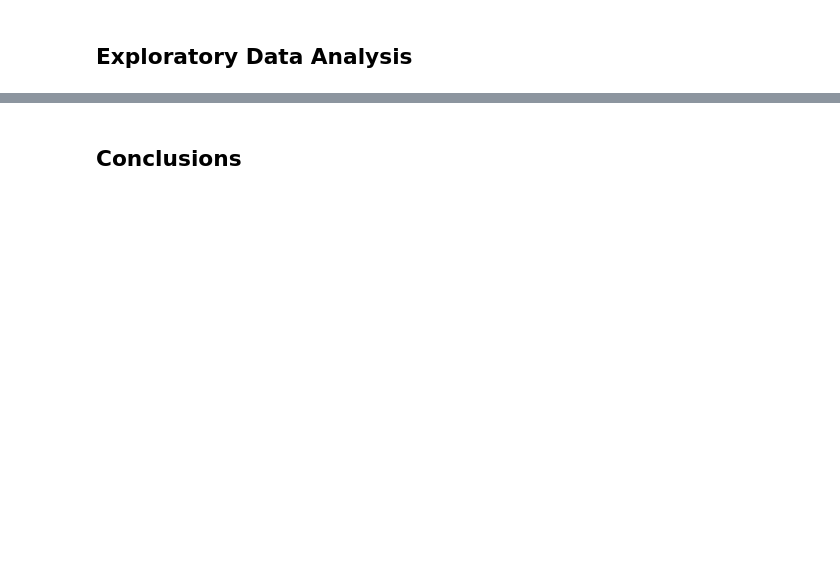
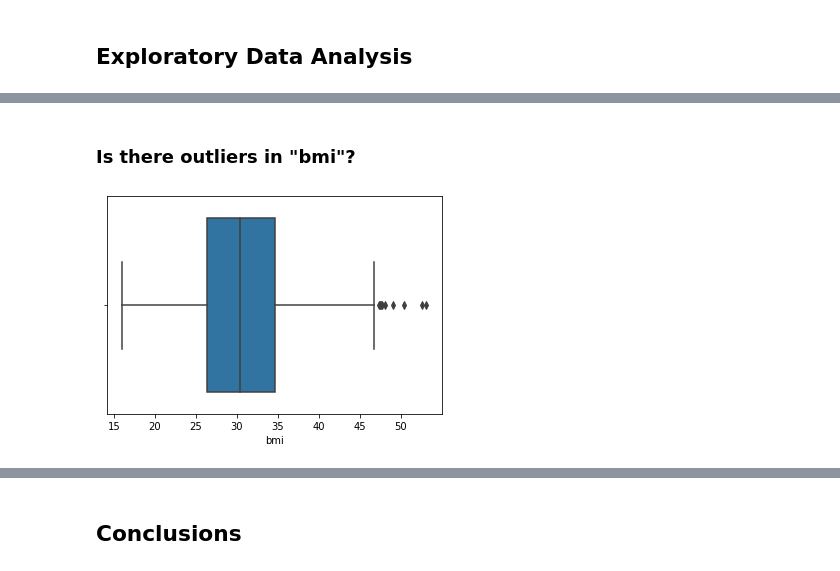
Before and after one commit to flowerfatih/Global_AI_TeamExplorer, a Jupyter notebook: medical_cost_analysis_TeamExplorer.ipynb, the cells around one changed output, grey strips where cells are left out. Drawn from its saved outputs; the diff is of its cells as text; code cells hidden in the pictures; blank space fills up the shorter version.

```diff
--- a/medical_cost_analysis_TeamExplorer.ipynb
+++ b/medical_cost_analysis_TeamExplorer.ipynb
@@ -130,0 +193,7 @@ max      64.000000    53.130000     5.000000  63770.428010
+# %% [markdown]
+### Is there outliers in "bmi"?
+# %%
+# check for outliers in bmi
+sns.boxplot(data=df_clean, x='bmi');
+# %% [output]
+[figure, added]
```
Also changed, not shown: parts of 18 cells of this notebook.
